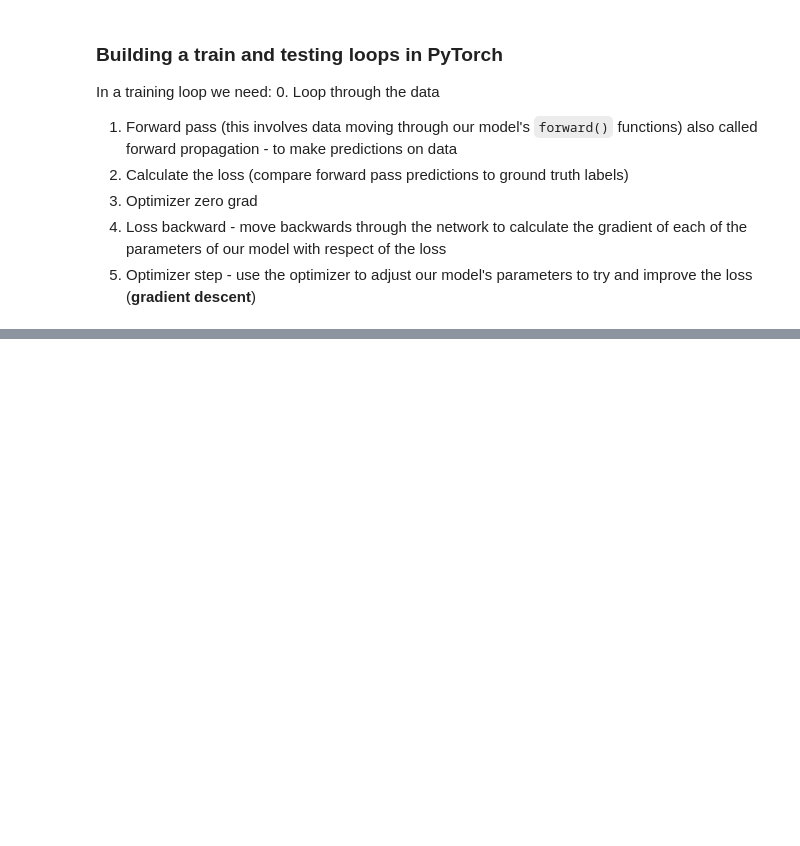
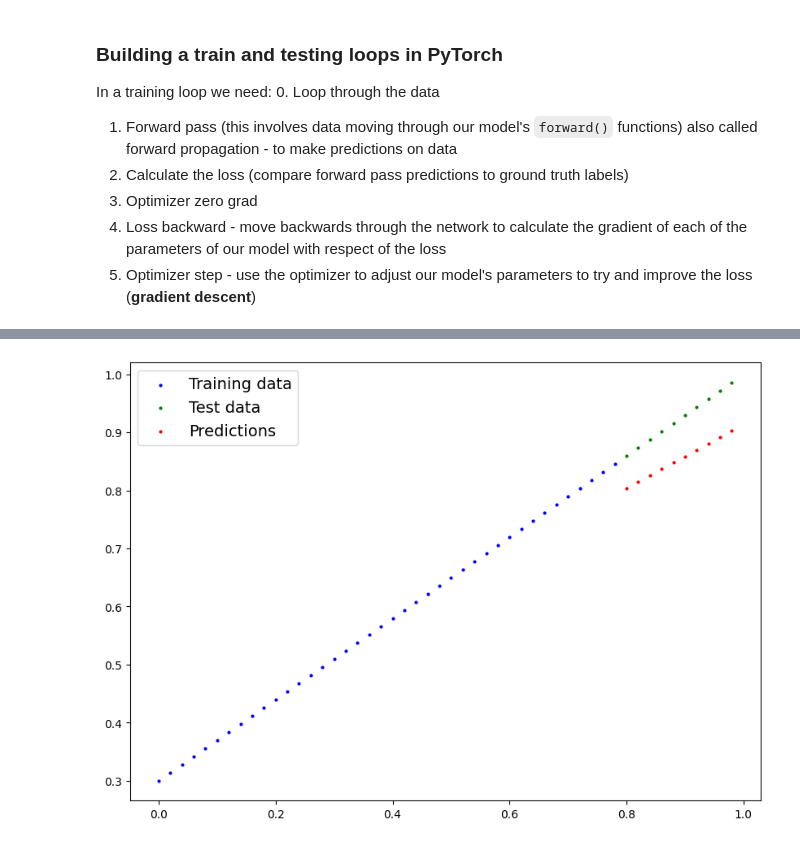
Before and after one commit to SamuilMladenov/LearnPyTorch, a Jupyter notebook: 01_pytorch_workflow.ipynb, the cells around one changed output, grey strips where cells are left out. Cells and saved outputs as stored; diff of their text form; code cells hidden in the pictures; blank space fills up the shorter version.

Commit message:
New prediction after 400+ epochs

```diff
--- a/01_pytorch_workflow.ipynb
+++ b/01_pytorch_workflow.ipynb
@@ -250,7 +250,7 @@ And specifically for PyTorch, we need:
 loss_fn = nn.L1Loss()
 
 # Set up an optimizer
-optimizer = torch.optim.SGD(params=model_0.parameters,
+optimizer = torch.optim.SGD(params=model_0.parameters(),
                             lr=0.01) #lr = learning rate = possibly the most important important hyperperameter you can set
 # %% [markdown]
 ### Building a train and testing loops in PyTorch
@@ -263,8 +263,9 @@ In a training loop we need:
 4. Loss backward - move backwards through the network to calculate the gradient of each of the parameters of our model with respect of the loss
 5. Optimizer step - use the optimizer to adjust our model's parameters to try and improve the loss (**gradient descent**)
 # %%
+torch.manual_seed(43)
 # An epoch is one loop through the data
-epochs = 1
+epochs = 100
 
 ### Training
 # 0. Loop through the data
@@ -277,6 +278,7 @@ for epoch in range(epochs):
 
   # 2. Calculate the loss
   loss = loss_fn(y_pred, y_train)
+  print(f"Loss: {loss}")
 
   # 3. Optimizer zero grad
   optimizer.zero_grad()
@@ -288,4 +290,7 @@ for epoch in range(epochs):
   optimizer.step() # by default how the optimizer changes will accumulate through the loop so we have to zero them above in step 3 for the next iteration of the loop
 
   ### Testing
-  #model_0.eval() #turns off gradient tracking
+  model_0.eval() #turns off gradient tracking
+
+  # Print out model state_dict()
+  print(model_0.state_dict())
@@ -291,0 +319,3 @@ for epoch in range(epochs):
+# %%
+with torch.inference_mode():
+  y_preds_new = model_0(X_test)
@@ -291,0 +327,5 @@ for epoch in range(epochs):
+# %%
+# Results after 400+ epochs
+plot_predictions(predictions=y_preds_new)
+# %% [output]
+[figure, added]
```
Also changed, not shown: parts of 3 cells of this notebook.
